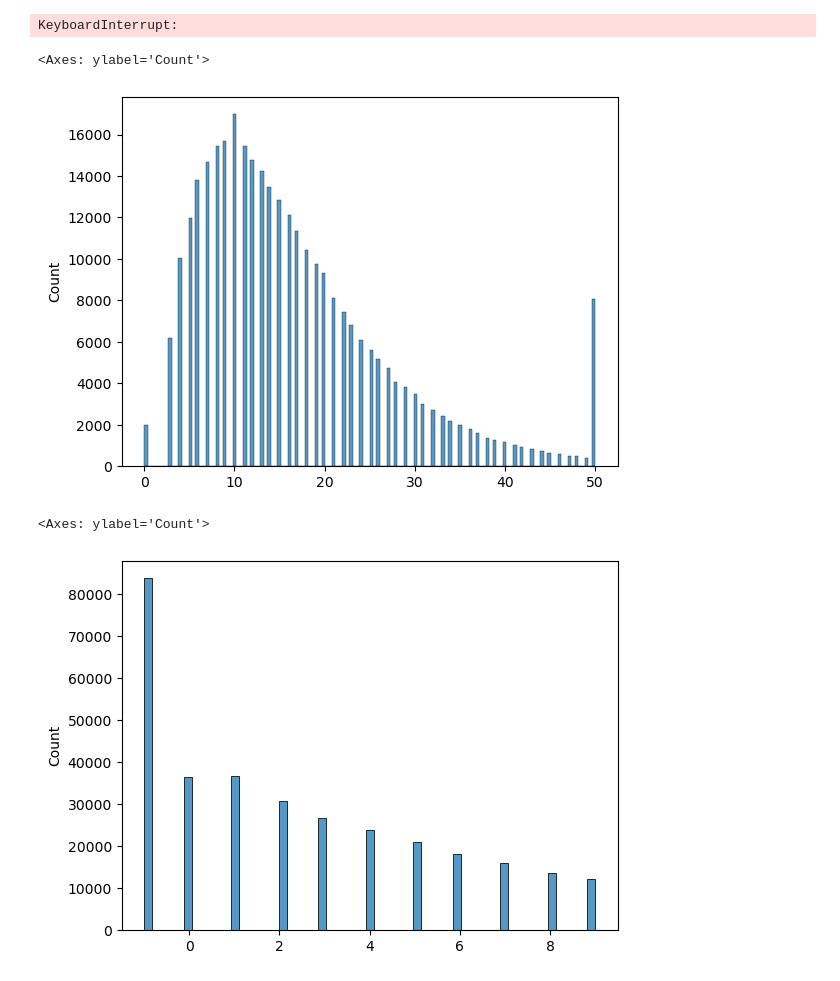
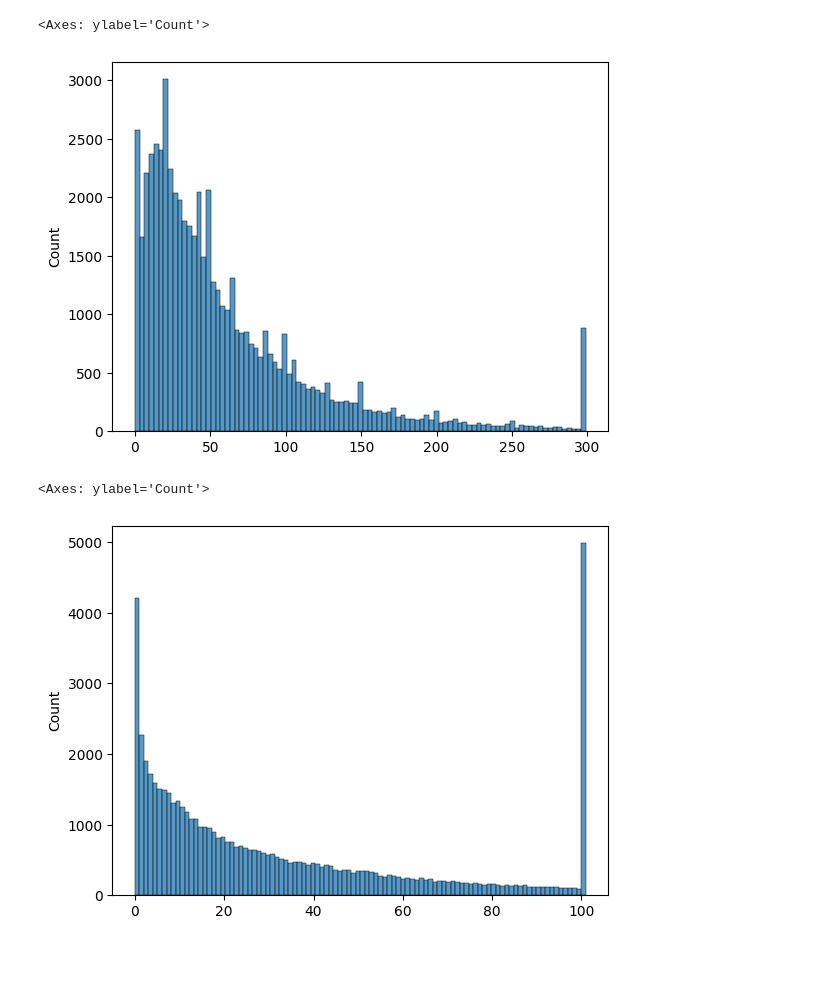
Before and after one commit to Sean-Leishman/Bespoke-Tart, a Jupyter notebook: nb_experiments/Dataset.ipynb, the cells around one changed output. Drawn from its saved outputs; the diff is of its cells as text; code cells hidden in the pictures.

Commit message:
Update README and data analysis

```diff
--- a/nb_experiments/Dataset.ipynb
+++ b/nb_experiments/Dataset.ipynb
@@ -13,24 +13,24 @@ from torch.utils.data import Dataset
 from data import TranscriptDataset
 # %%
 ts = TranscriptDataset(tokenizer=AutoTokenizer.from_pretrained('bert-base-uncased'),
-                                                               overwrite=True)
+                                                               overwrite=False)
-# %% [output]
-KeyboardInterrupt:
 # %%
 # Length of two context windows for input
 sns.histplot(data=[len(t['input']['input_ids']) for t in ts])
 # %% [output]
 <Axes: ylabel='Count'>
-[figure, old version]
+[figure, new version]
 # %%
 def first_turn_token(t):
-    idx = (ts[t]['output']['input_ids'] == 102).nonzero(as_tuple=True)[0]
+    idx = (t['output']['input_ids'] == 102).nonzero(as_tuple=True)[0]
     if len(idx) < 1:
-        return -1
+        return 101
     return idx[0].item()
+# %%
+first_token = [first_turn_token(t) for t in ts]
 # %%
 # Utterance length prior to turn shift in output (-1 does not occur in 10 tokens)
-sns.histplot(data=[first_turn_token(t) for t in range(len(ts))])
+sns.histplot(data=first_token, bins=100)
 # %% [output]
 <Axes: ylabel='Count'>
-[figure, old version]
+[figure, new version]
```
Also changed, not shown: parts of 4 cells of this notebook, 3 other files.
